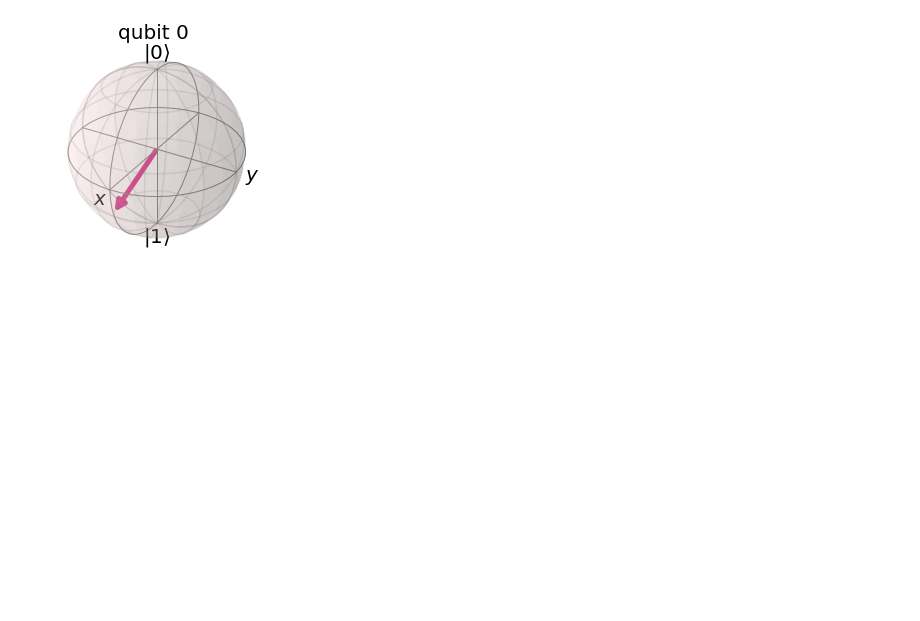
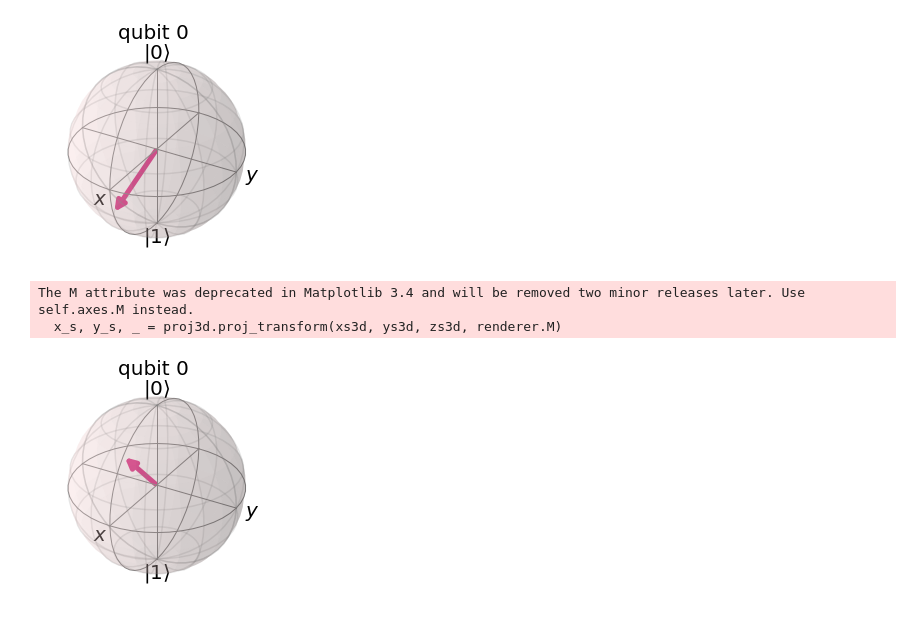
Before and after one commit to joey-kilgore/quantum-playground, a Jupyter notebook: single-qubit.ipynb, the cells around one changed output. Drawn from its saved outputs; the diff is of its cells as text; code cells hidden in the pictures; blank space fills up the shorter version.

```diff
--- a/single-qubit.ipynb
+++ b/single-qubit.ipynb
@@ -103,3 +103,19 @@ plot_bloch_multivector(state2)
 The M attribute was deprecated in Matplotlib 3.4 and will be removed two minor releases later. Use self.axes.M instead.
   x_s, y_s, _ = proj3d.proj_transform(xs3d, ys3d, zs3d, renderer.M)
 [figure]
+# %%
+circuit = QuantumCircuit(qr, cr)
+circuit.h(qr[0])
+circuit.ry(-pi/4, qr[0])
+circuit.draw(output='mpl', scale=2.5)
+
+# Let's see the result:
+svsim = Aer.get_backend('aer_simulator')
+circuit.save_statevector()
+qobj = assemble(circuit)
+final_state = svsim.run(qobj).result().get_statevector()
+plot_bloch_multivector(final_state)
+# %% [output]
+The M attribute was deprecated in Matplotlib 3.4 and will be removed two minor releases later. Use self.axes.M instead.
+  x_s, y_s, _ = proj3d.proj_transform(xs3d, ys3d, zs3d, renderer.M)
+[figure, added]
```
Also changed, not shown: parts of 1 cell of this notebook, 1 other file.
